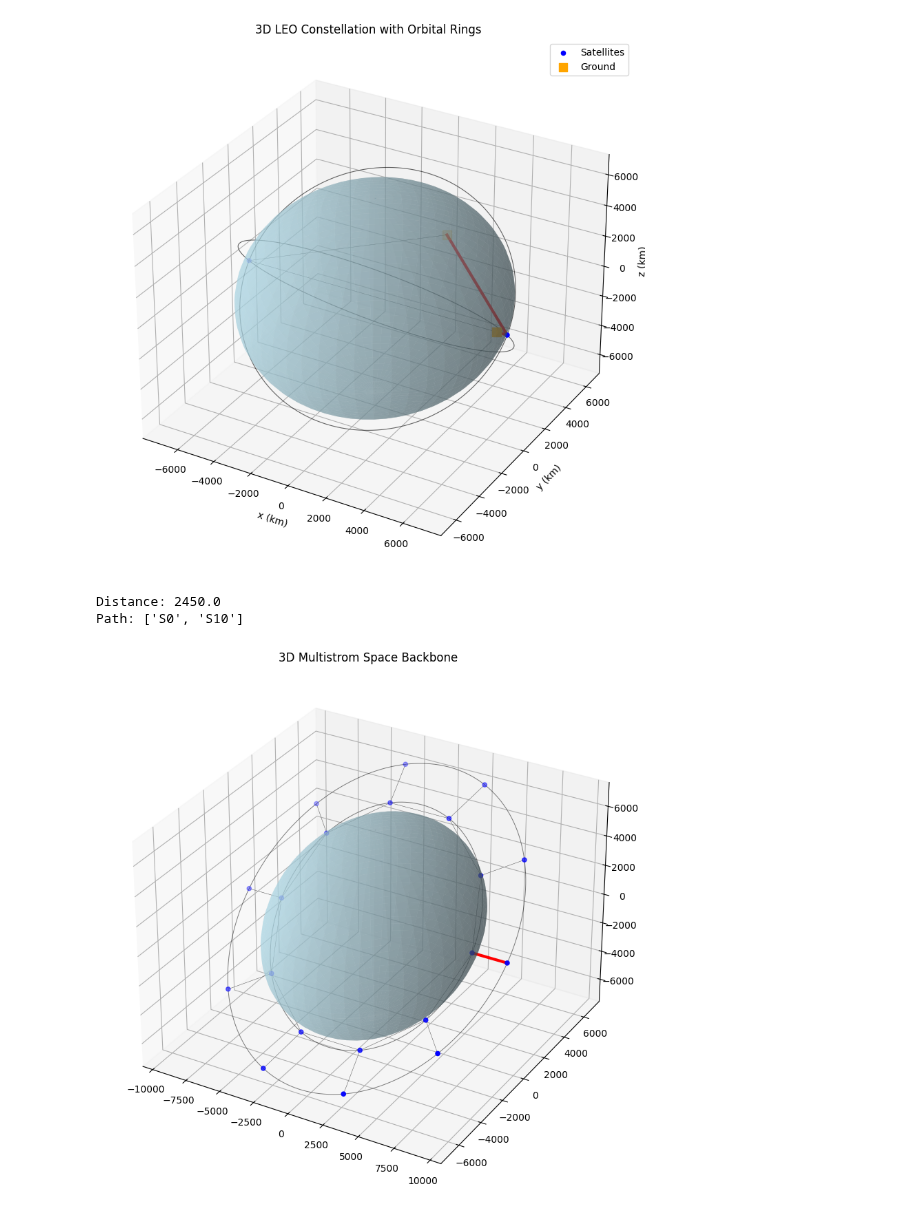
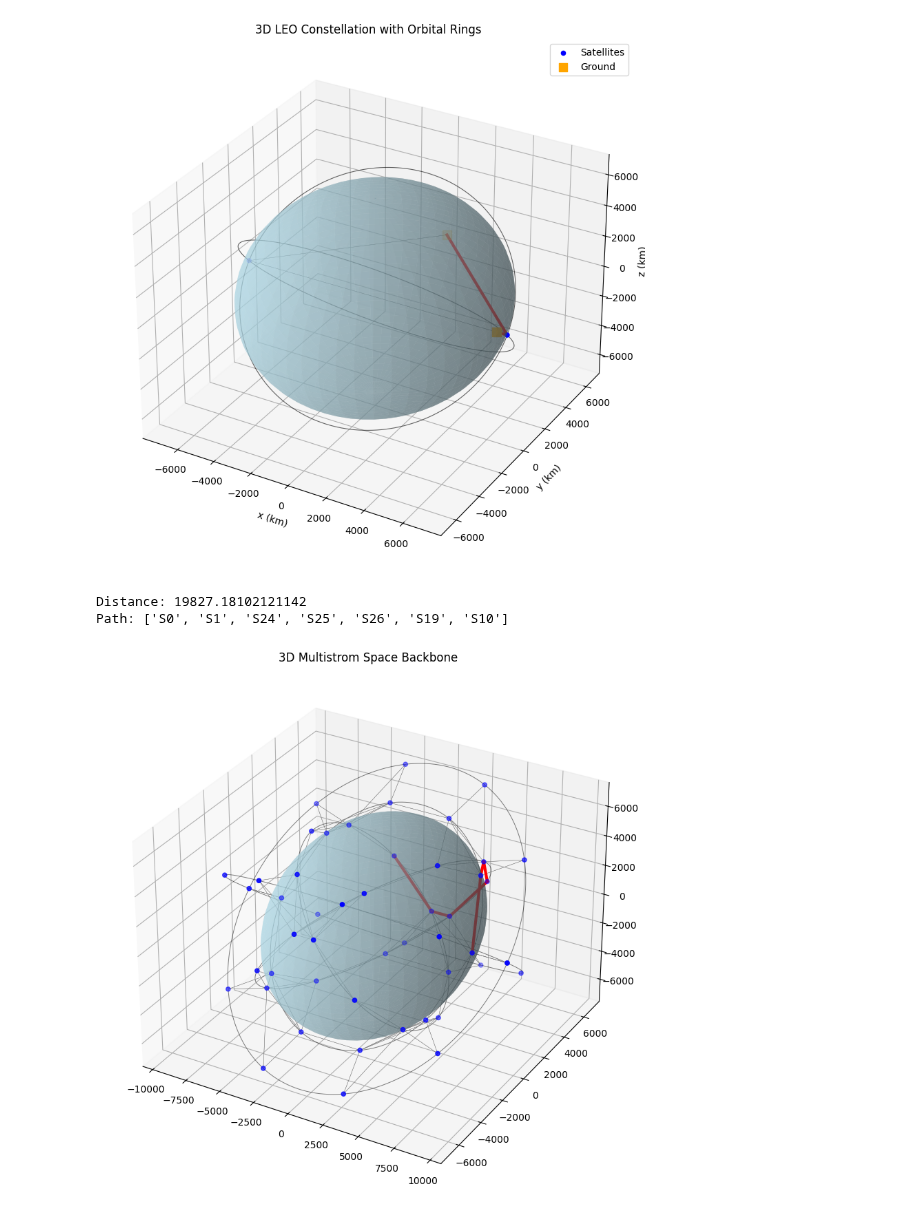
Before and after one commit to nasianikolova/Cluster-of-satellites, a Jupyter notebook: 2D-and-3D-network.ipynb, the cells around one changed output. Cells and saved outputs as stored; diff of their text form; code cells hidden in the pictures.

Commit message:
3D-plots

```diff
--- a/2D-and-3D-network.ipynb
+++ b/2D-and-3D-network.ipynb
@@ -1042,19 +1042,19 @@ class Simulation:
         plt.show()
 # %%
 shells = [
-    { "num_planes": 1, "sats_per_plane": 10, "altitude_km": 550,  "inclination_deg": 53 }, # LEO
-    { "num_planes": 1, "sats_per_plane": 10,  "altitude_km": 3000, "inclination_deg": 45 }, # MEO
+    { "num_planes": 3, "sats_per_plane": 10, "altitude_km": 550,  "inclination_deg": 53 }, # LEO
+    { "num_planes": 2, "sats_per_plane": 10,  "altitude_km": 3000, "inclination_deg": 45 }, # MEO
 ]
 
 sim = Simulation(shells=shells, max_isl_km=5000)
 
 
 dist, path = sim.shortest_path("S0", "S10")
 print("Distance:", dist)
 print("Path:", path)
 
 sim.plot_topology_3d(highlight_path=path)
 # %% [output]
-Distance: 2450.0
-Path: ['S0', 'S10']
+Distance: 19827.18102121142
+Path: ['S0', 'S1', 'S24', 'S25', 'S26', 'S19', 'S10']
-[figure, old version]
+[figure, new version]
```
